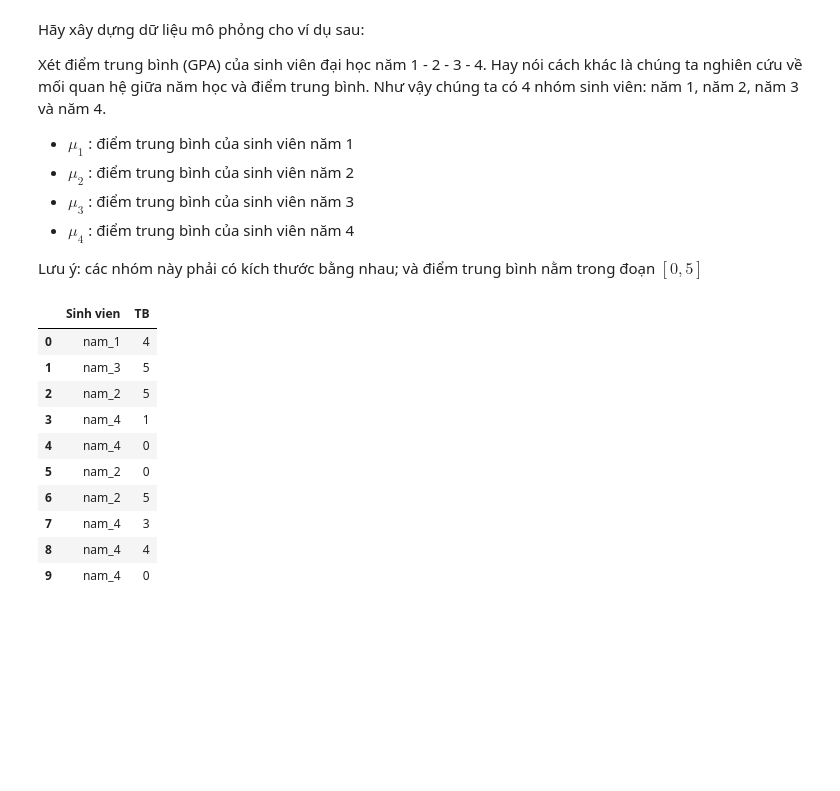
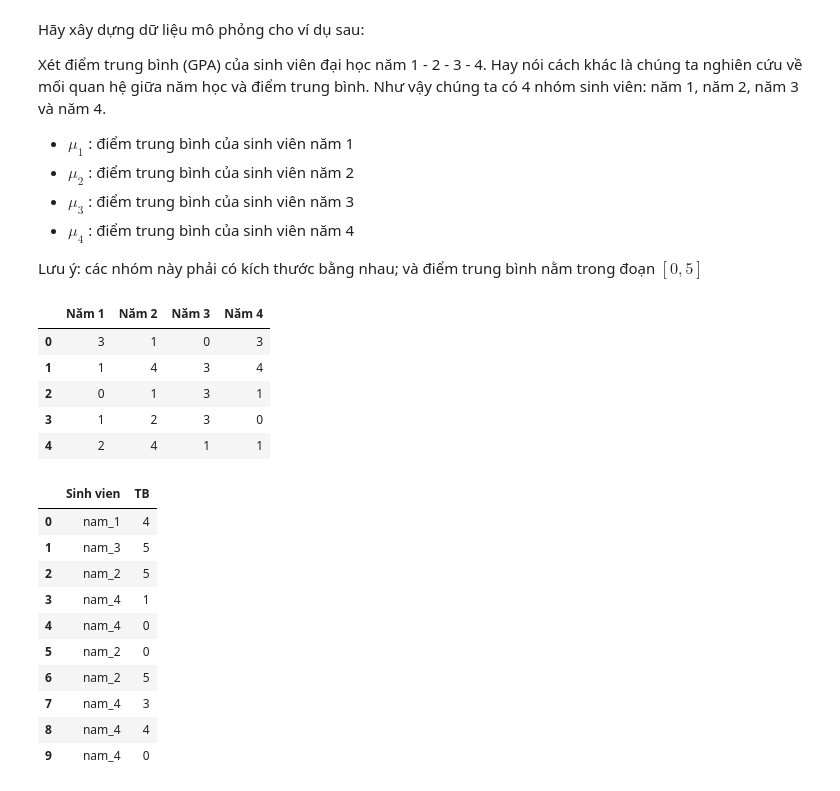
Before and after one commit to manhduc07/bai-tap, a Jupyter notebook: huong_dan_du_lieu_ANOVA.ipynb, the cells around one changed output. Drawn from its saved outputs; the diff is of its cells as text; code cells hidden in the pictures; blank space fills up the shorter version.

```diff
--- a/huong_dan_du_lieu_ANOVA.ipynb
+++ b/huong_dan_du_lieu_ANOVA.ipynb
@@ -116,6 +74,24 @@ Xét điểm trung bình (GPA) của sinh viên đại học năm 1 - 2 - 3 - 4.
 * $\mu_{4}$ : điểm trung bình của sinh viên năm 4
 
 Lưu ý: các nhóm này phải có kích thước bằng nhau; và điểm trung bình nằm trong đoạn $[0, 5]$
+# %%
+#Sinh ngẫu nhiên điểm của các sinh viên của từng năm: zise = 50, grade = 5
+Nam1 = np.random.choice(5, 50)
+Nam2 = np.random.choice(5, 50)
+Nam3 = np.random.choice(5, 50)
+Nam4 = np.random.choice(5, 50)
+#Đưa vào thành 1 list của tuples
+list_of_tuples = list(zip(Nam1, Nam2, Nam3, Nam4))
+#Tạo df
+df = pd.DataFrame(list_of_tuples, columns = ["Năm 1", "Năm 2", "Năm 3", "Năm 4"])
+df.head()
+# %% [output]
+|  | Năm 1 | Năm 2 | Năm 3 | Năm 4 |
+| 0 | 3 | 1 | 0 | 3 |
+| 1 | 1 | 4 | 3 | 4 |
+| 2 | 0 | 1 | 3 | 1 |
+| 3 | 1 | 2 | 3 | 0 |
+| 4 | 2 | 4 | 1 | 1 |
 # %%
 np.random.seed(1234)
 #Xây dựng dữ liệu mô phỏng
```
Also changed, not shown: parts of 10 cells of this notebook.
